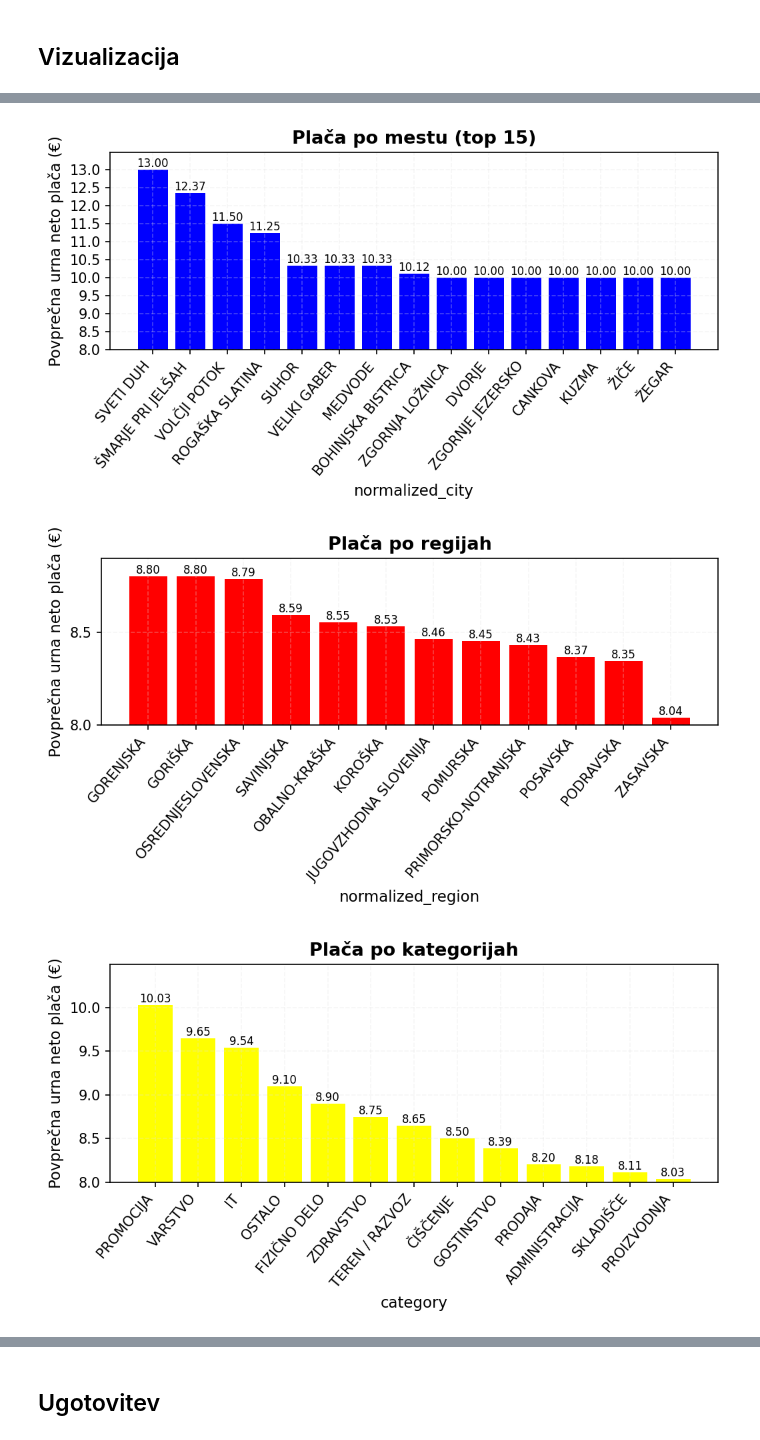
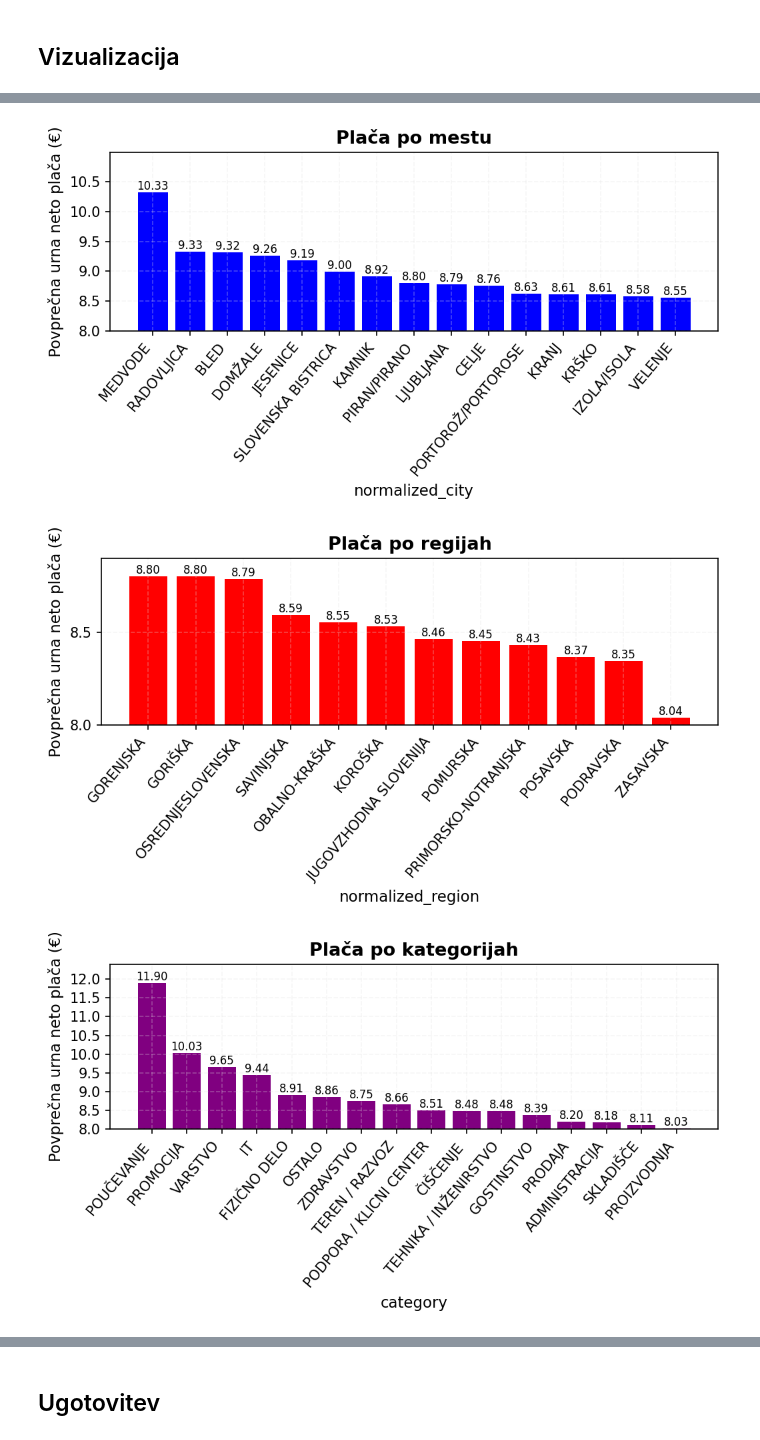
Before and after one commit to svenko99/PR2608, a Jupyter notebook: src/notebook/rezultati.ipynb, the cells around one changed output, grey strips where cells are left out. Drawn from its saved outputs; the diff is of its cells as text; code cells hidden in the pictures.

```diff
--- a/src/notebook/rezultati.ipynb
+++ b/src/notebook/rezultati.ipynb
@@ -1479,12 +1467,10 @@ CATEGORY
 ## Vizualizacija
 # %%
 import numpy as np
+def plot_bar(df, column, title, min_count=0, top_n=None, od=0, do=0, color="black"):
+    stats = df
 
-
-def plot_bar(df, column, title, min_count=0, top_n=None, od=0, do=0, color="black"):
-    stats = avg_salary_by(df, column, min_count)
-
-    if top_n:  # preverimo če smo dali kolikšno število celic želimo
+    if top_n: # preverimo če smo dali kolikšno število celic želimo
         stats = stats.head(top_n)
 
     plt.figure()
@@ -1499,10 +1485,10 @@ def plot_bar(df, column, title, min_count=0, top_n=None, od=0, do=0, color="blac
 
     plt.xticks(rotation=50, ha='right')
 
-    for bar in bars:  # a vsak bar mu dodamo na vrh njegovo vrednost
+    for bar in bars:# a vsak bar mu dodamo na vrh njegovo vrednost
         height = bar.get_height()
         plt.text(
-            bar.get_x() + bar.get_width() / 2,
+            bar.get_x() + bar.get_width()/2,
             height,
             f"{height:.2f}",
             ha='center',
@@ -1514,11 +1500,11 @@ def plot_bar(df, column, title, min_count=0, top_n=None, od=0, do=0, color="blac
     plt.show()
 
 
-plot_bar(data, 'work_schedule', "Plača po delovnem urniku", od=8, do=9.1, color="green")
-plot_bar(data, 'trajanje', "Plača po trajanju", od=8, do=9.5, color="orange")
+plot_bar(data_work_schedule, 'work_schedule', "Plača po delovnem urniku", od=8, do=9.3, color="green")
+plot_bar(data_trajanje, 'trajanje', "Plača po trajanju", od=8, do=9.3, color="orange")
 
-plot_bar(data, 'normalized_city', "Plača po mestu (top 15)", top_n=15, od=8, do=13.5, color="blue")
-plot_bar(data, 'normalized_region', "Plača po regijah", od=8, do=8.9, color="red")
+plot_bar(data_city, 'normalized_city', "Plača po mestu", top_n=15, od=8, do=11.0, color="blue")
+plot_bar(data_region, 'normalized_region', "Plača po regijah", od=8, do=8.9, color="red")
 
-plot_bar(data, 'category', "Plača po kategorijah", od=8, do=10.5, color="yellow")
+plot_bar(data_category, 'category', "Plača po kategorijah", od=8, do=12.4, color="purple")
 # %% [output]
@@ -1527,3 +1513,3 @@ plot_bar(data, 'category', "Plača po kategorijah", od=8, do=10.5, color="yellow
-[figure, old version]
+[figure, new version]
 [figure]
-[figure, old version]
+[figure, new version]
```
Also changed, not shown: parts of 16 cells of this notebook.
